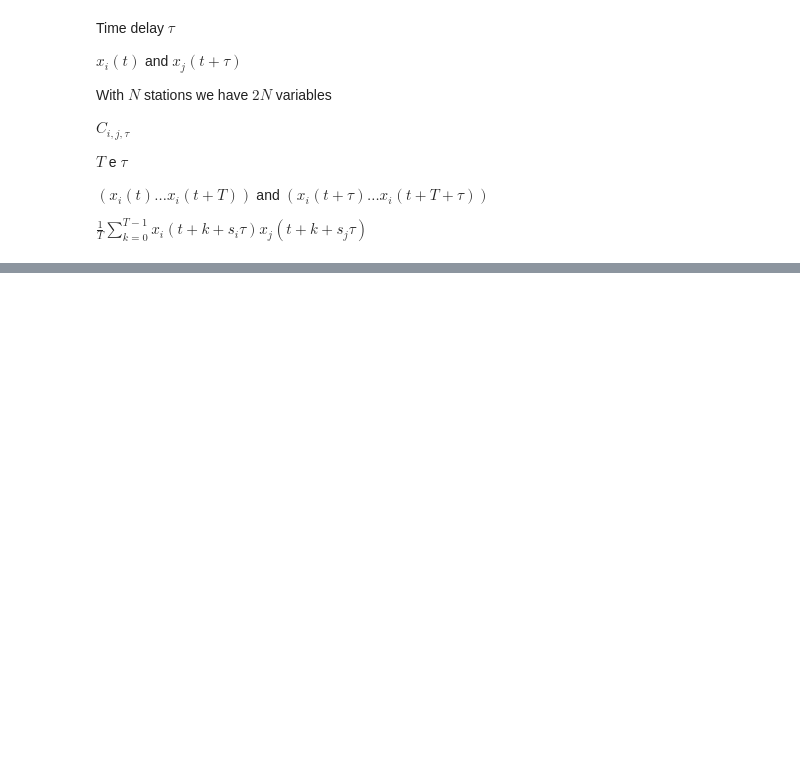
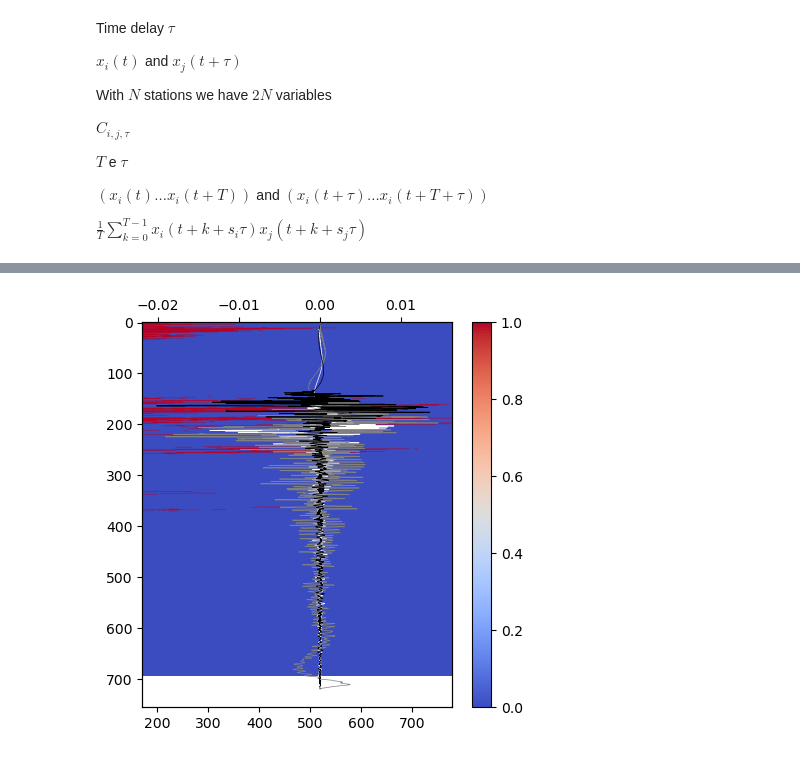
Before and after one commit to vicioms/camilla, a Jupyter notebook: earthquakes/waveforms.ipynb, the cells around one changed output, grey strips where cells are left out. Drawn from its saved outputs; the diff is of its cells as text; code cells hidden in the pictures; blank space fills up the shorter version.

```diff
--- a/earthquakes/waveforms.ipynb
+++ b/earthquakes/waveforms.ipynb
@@ -305,30 +361,5 @@ station_traces = traces[station_indices]
 # %%
-num_stations = station_traces.shape[0]
 tau = int(5 * SR)  # 5 second lag
 window_size_min = int(1 * SR)  # 1 second window
 window_size_max = int(20 * SR)  # 10 second window
-
-all_mutuals = []
-all_fanos = []
-all_invprecisions = []
-t0s = range(0, traces.shape[1], int(SR))
-for t0 in t0s:  # iterate over 1-second intervals
-    if t0 + window_size_max + tau > traces.shape[1]:
-        break
-    covariances = construct_shifted_covariance(station_traces, t0, tau, window_size_min, window_size_max)
-    S_11 = covariances[:, :num_stations, :num_stations]
-    S_12 = covariances[:, :num_stations, num_stations:]
-    S_21 = covariances[:, num_stations:, :num_stations]
-    S_22 = covariances[:, num_stations:, num_stations:]
-    v_matr = np.einsum('wia,wab,wbc,wcj->wij', np.linalg.inv(S_11), S_12, np.linalg.inv(S_22), S_21)
-    var_mutual = np.einsum('wii->w', v_matr)
-    mutual = -0.5*np.log(np.linalg.det(np.eye(num_stations)[None,:,:] - v_matr))
-    fano_factor = var_mutual / mutual
-    invprecision = var_mutual/mutual**2
-    all_mutuals.append(mutual)
-    all_fanos.append(fano_factor)
-    all_invprecisions.append(invprecision)
-all_mutuals = np.stack(all_mutuals, axis=0)
-all_fanos = np.stack(all_fanos, axis=0)
-all_invprecisions = np.stack(all_invprecisions, axis=0)
-t0s = np.array(t0s[:len(all_fanos)])
+t0s, all_mutuals, all_fanos, all_invprecisions = estimate_information_quantities(station_traces, tau, window_size_min, window_size_max)
@@ -338,0 +433,11 @@ plt.plot( np.arange(station_traces[0].shape[0]) / SR, station_traces[2] )
+# %%
+fig, ax = plt.subplots(figsize=(5, 5))
+plt.imshow(np.mean(all_invprecisions_shuff < all_invprecisions[None, :, :], axis=0) > 0.95, vmin=0, vmax=1, cmap='coolwarm')
+ax2 = ax.twiny()
+ax2.plot(station_traces[2], np.arange(len(station_traces[0]))/SR, color='white', lw=0.5)
+ax2.plot(station_traces[1], np.arange(len(station_traces[0]))/SR, color='gray', lw=0.5)
+ax2.plot(station_traces[0], np.arange(len(station_traces[0]))/SR, color='black', lw=0.5)
+plt.colorbar()
+plt.show()
+# %% [output]
+[figure, added]
```
Also changed, not shown: parts of 7 cells of this notebook, 26 other files.
